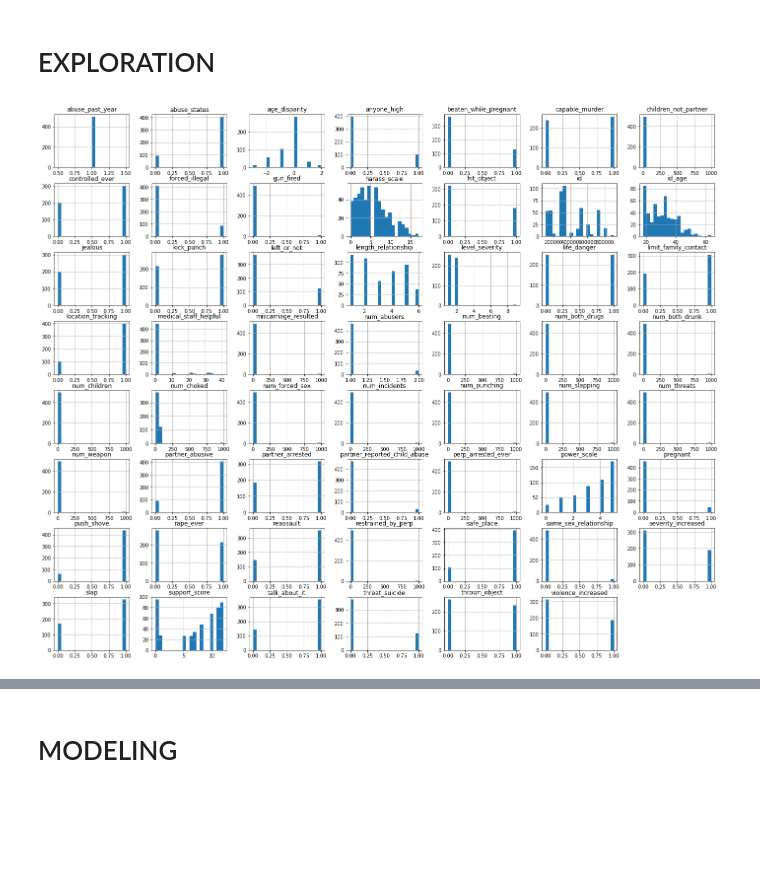
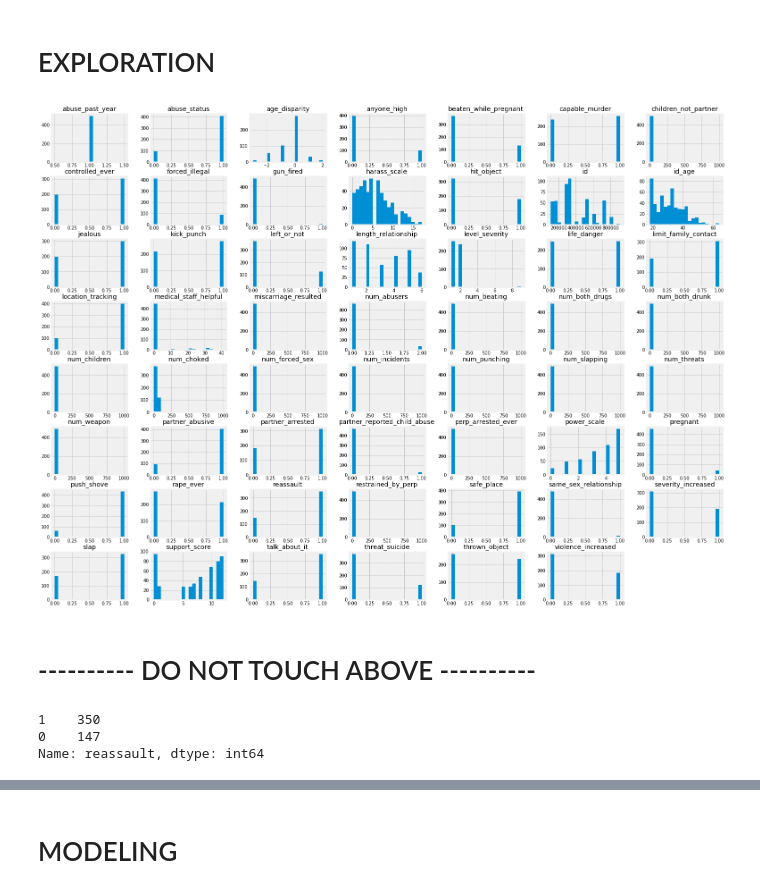
Before and after one commit to codeup-capstone-one/domestic-violence, a Jupyter notebook: dd_model_phase2.ipynb, the cells around one changed output, grey strips where cells are left out. Saved outputs shown, nothing was run; the diff lists cells and outputs as text; code cells hidden in the pictures; blank space fills up the shorter version.

Commit message:
add model and feature selection

```diff
--- a/dd_model_phase2.ipynb
+++ b/dd_model_phase2.ipynb
@@ -27,6 +27,7 @@ import operator
 # matplotlib and seaborn for visualization
 %matplotlib inline
 import matplotlib.pyplot as plt
+plt.style.use('fivethirtyeight')
 import seaborn as sns
 
 # import preprocessing for scaling and splitting
@@ -35,12 +36,19 @@ from sklearn.preprocessing import MinMaxScaler
 from sklearn.model_selection import train_test_split
 
 # sklearn machine learning
-from sklearn.linear_model import LogisticRegression
+from sklearn.linear_model import LogisticRegressionCV
 from sklearn.metrics import classification_report
 from sklearn.metrics import confusion_matrix
 from sklearn.tree import DecisionTreeClassifier
 from sklearn.ensemble import RandomForestClassifier
 from sklearn import tree
+from sklearn.model_selection import cross_val_score
+from sklearn.model_selection import GridSearchCV
+
+
+import xgboost as xgb
+from xgboost import XGBClassifier
+from sklearn.metrics import accuracy_score
 
 # conda install -c glemaitre imbalanced-learn
 from imblearn.ensemble import BalancedBaggingClassifier
@@ -208,8 +216,8 @@ Name: RECID, dtype: int64
 # change dfa to df to match conventions of prepare.py
 df = dfa
 #use prepare function to rename features
-prepare.rename_columns_all(df)
-dfa = df
+dfa = prepare.rename_columns_all(df)
+# dfa = df
 # %%
 dfa.head()
 # %% [output]
@@ -432,7 +442,17 @@ def plot_hist(df):
     Plots the distribution of the dataframe's variables.
     """
     df.hist(figsize=(24, 20), bins=20)
+# %%
+df = dfb.copy()
 # %%
-plot_hist(dfb)
+plot_hist(df)
 # %% [output]
-[figure, old version]
+[figure, new version]
+# %% [markdown]
+# ---------- DO NOT TOUCH ABOVE ----------
+# %%
+df.reassault.value_counts()
+# %% [output]
+1    350
+0    147
+Name: reassault, dtype: int64
```
Also changed, not shown: parts of 71 cells of this notebook.
